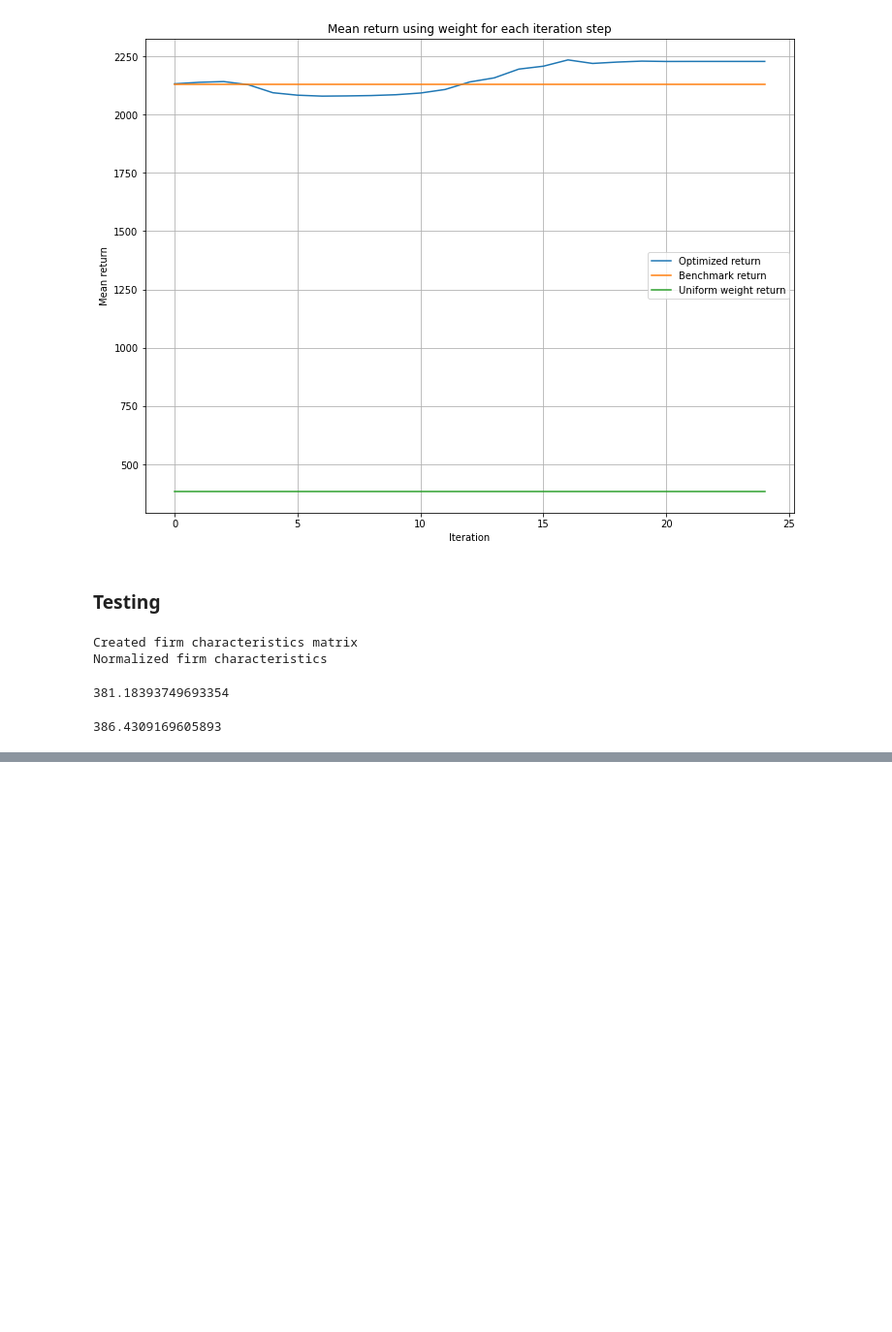
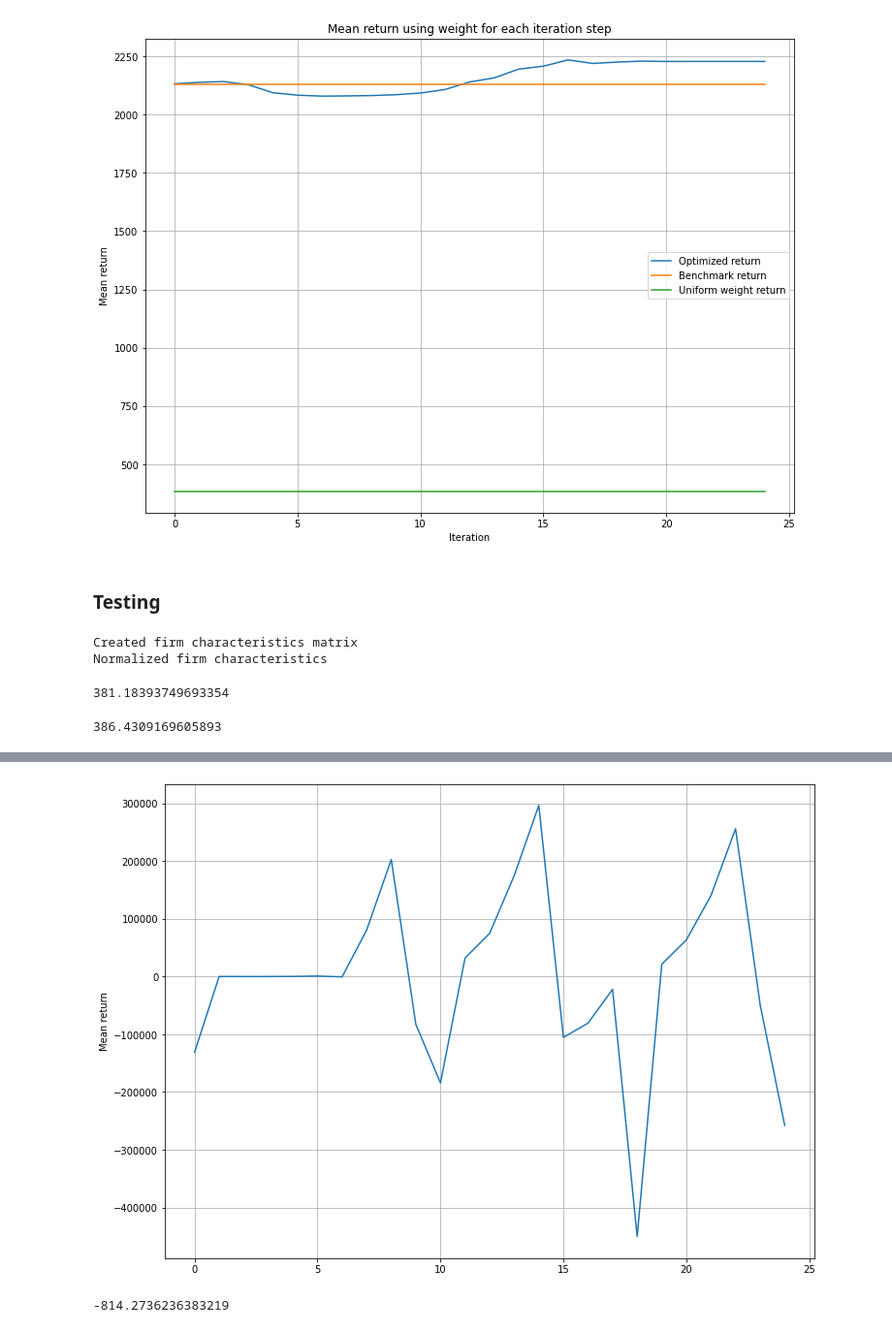
Before and after one commit to gabrielvieira37/master_thesis, a Jupyter notebook: prototype/article_prototype.ipynb, the cells around one changed output, grey strips where cells are left out. Shown at 97% size. Saved outputs shown, nothing was run; the diff lists cells and outputs as text; code cells hidden in the pictures; blank space fills up the shorter version.

```diff
--- a/prototype/article_prototype.ipynb
+++ b/prototype/article_prototype.ipynb
@@ -636,0 +638,7 @@ mean_return
+# %%
+sol_theta = sol.x
+w_sol = np.empty(shape=(number_of_stocks, time))
+for i in range(number_of_stocks):
+    firm_df = firm_characteristics[i].copy()
+    firms_coeff = sol_theta.dot(firm_df.T)
+    w_sol[i] = w_benchmark[i] + (1/number_of_stocks)*firms_coeff
@@ -636,0 +749,15 @@ mean_return
+# %%
+x = range(len(return_tuple))
+plt.figure(figsize=(12,9))
+plt.plot(x,return_tuple)
+# plt.xlabel('Iteration')
+plt.ylabel('Mean return')
+# plt.legend()
+plt.grid()
+plt.show()
+# %% [output]
+[figure, added]
+# %%
+sum(return_tuple)/len(return_tuple)
+# %% [output]
+-814.2736236383219
```
Also changed, not shown: parts of 29 cells of this notebook.
